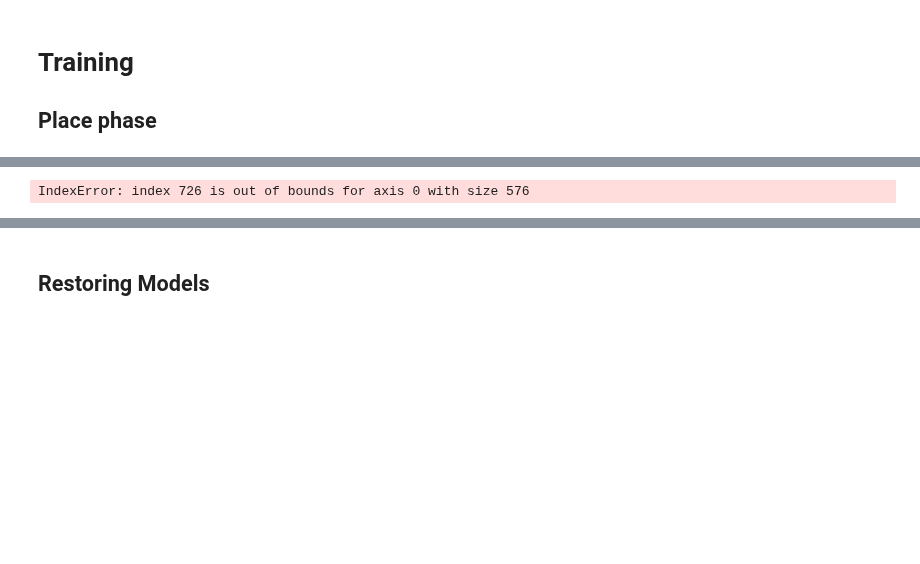
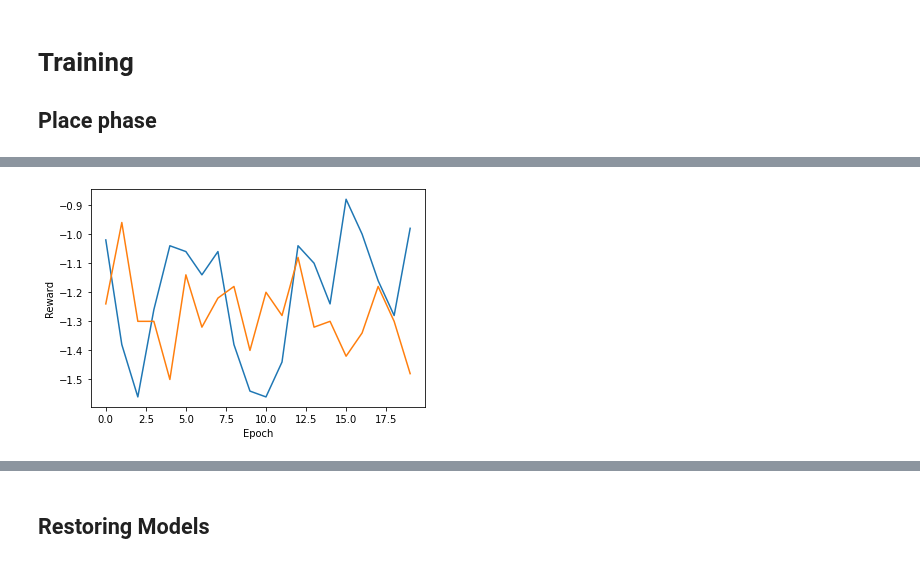
Before and after one commit to clement2323/MaRL, a Jupyter notebook: maRL_environment.ipynb, the cells around one changed output, grey strips where cells are left out. Saved outputs shown, nothing was run; the diff lists cells and outputs as text; code cells hidden in the pictures; blank space fills up the shorter version.

```diff
--- a/maRL_environment.ipynb
+++ b/maRL_environment.ipynb
@@ -40,18 +44,6 @@ import torch.nn as nn
 # Training
 ## Place phase
 # %%
-import marl_env
-import marl_agents
-import marl_models
-importlib.reload(marl_env)
-importlib.reload(marl_agents)
-importlib.reload(marl_models)
-
-from marl_env import MarelleBoard, MarelleGymEnv, MarelleGame
-from marl_models import FCModel, ConvModel
-from marl_agents import RandomAgent, BetterRandomAgent, SingleModelReinforce, ReinforceAgent, MarelleAgent
-from marl_train import train_agent
-
 env = MarelleGymEnv(end_after_place_phase=True)
 
 # Models
@@ -77,7 +69,7 @@ train_agent(
     evaluate_agent=evaluate_agent,
     log_training=False,
     save_model_freq=5,
-    evaluate_freq=2
+    evaluate_freq=999999 # no evaluation for just the place phase
 )
 
 # Training Conv agent
@@ -90,6 +82,6 @@ train_agent(
     evaluate_agent=evaluate_agent,
     log_training=False,
     save_model_freq=5,
-    evaluate_freq=2
+    evaluate_freq=999999 # no evaluation for just the place phase
 )
 # %% [output]
@@ -113 +105 @@ train_agent(
-IndexError: index 726 is out of bounds for axis 0 with size 576
+[figure, added]
```
Also changed, not shown: parts of 12 cells of this notebook, 3 other files.
